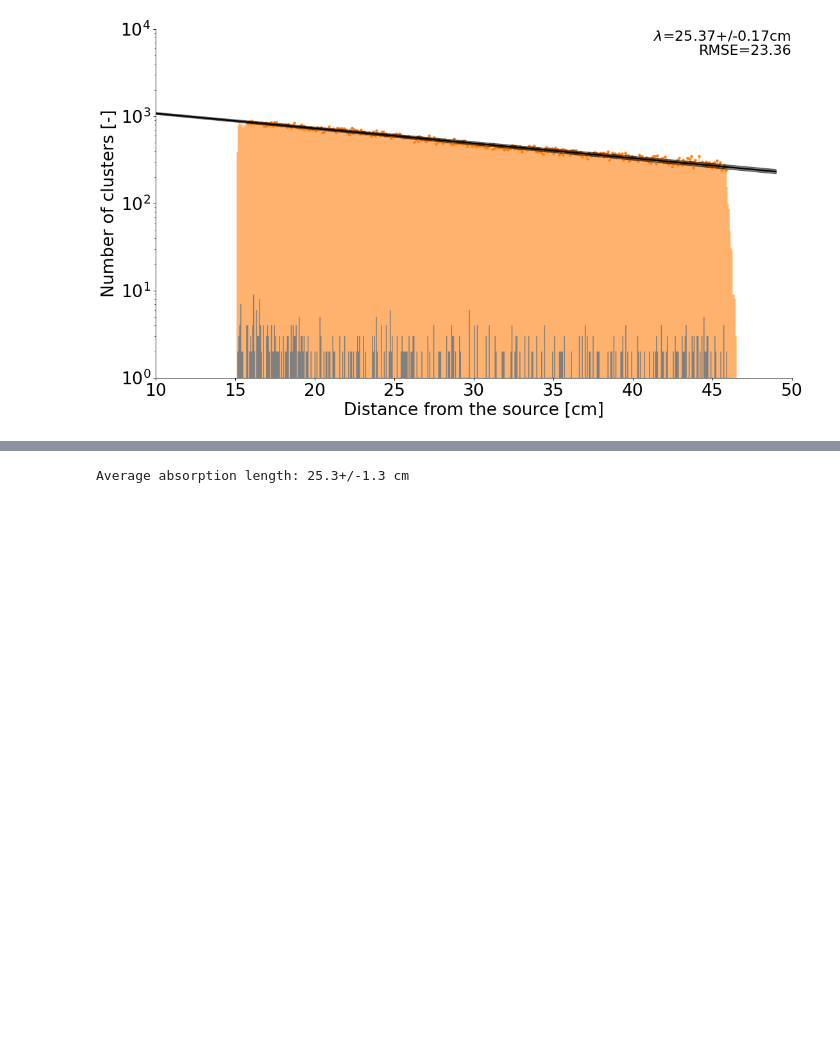
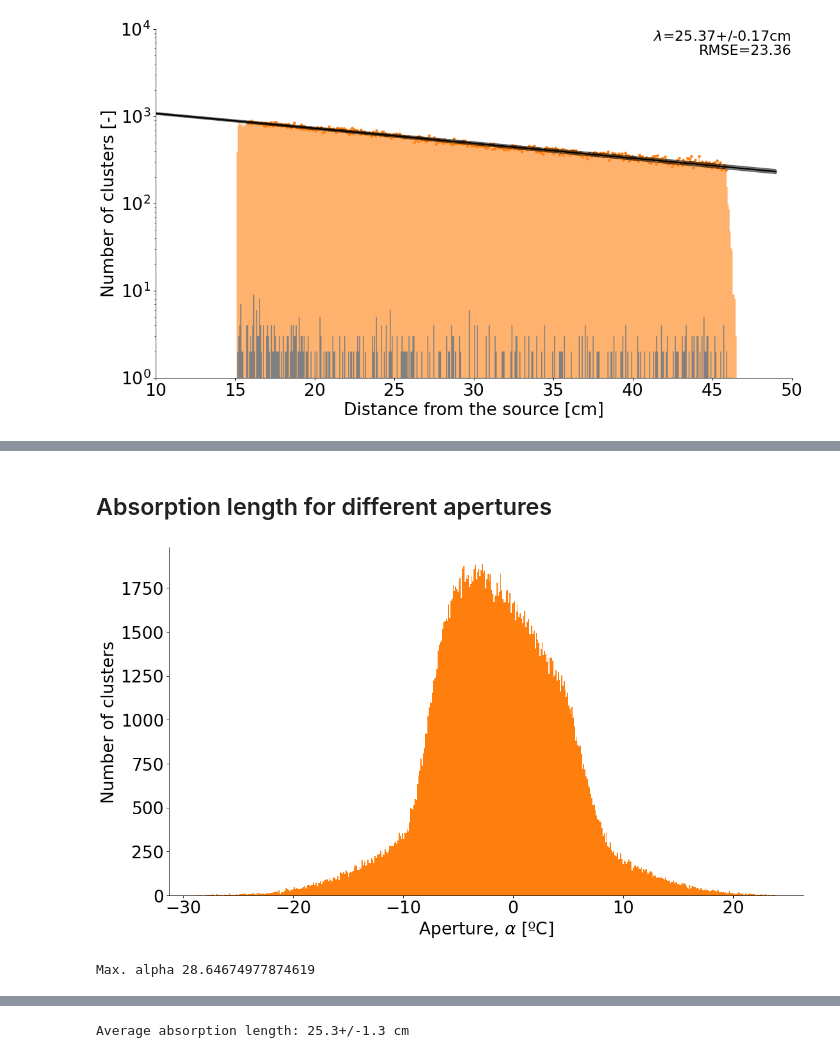
Before and after one commit to RitaROK/Analysis, a Jupyter notebook: Absorption_length.ipynb, the cells around one changed output, grey strips where cells are left out. Saved outputs shown, nothing was run; the diff lists cells and outputs as text; code cells hidden in the pictures; blank space fills up the shorter version.

```diff
--- a/Absorption_length.ipynb
+++ b/Absorption_length.ipynb
@@ -337,7 +336,9 @@ c =  0.00+/-0.06
 # %%
 roi = pd.read_csv('/content/drive/MyDrive/LIME/roi.csv')
 dataset = pd.read_csv('/content/drive/MyDrive/LIME/sc.csv')
-roi['D[cm]'] = np.sqrt((roi['xMean']-(2304+(13.5/0.0155)))**2+(roi['yMean']-(2304/2))**2)*0.0155
+x0 = 2304+(13.5/0.0155)
+y0 = (2304/2)
+roi['D[cm]'] = np.sqrt((roi['xMean']-x0)**2+(roi['yMean']-y0)**2)*0.0155
 dataset['D[cm]'] = np.sqrt((dataset['xMean']-(2304+(13.5/0.0155)))**2+(dataset['yMean']-(2304/2))**2)*0.0155
 roi.describe()
 # %% [output]
@@ -518,0 +430,20 @@ RMSE :  7.664460347640085
+# %% [markdown]
+## Absorption length for different apertures
+# %%
+#@title Calculating the aperture for each cluster
+
+roi['alpha'] = np.arctan((y0-roi['yMean'])/(x0-roi['xMean']))*180/np.pi
+fig, (ax) = plt.subplots(figsize=(16,9), dpi= 80, facecolor='w', edgecolor='k')
+
+plt.hist(roi['alpha'], bins=500, color='tab:orange')
+ax.spines["right"].set_visible(False)
+ax.spines["top"].set_visible(False)
+ax.set_ylabel('Number of clusters', y=0.5, ha='center', fontsize=24)
+ax.tick_params(axis='both', which='major', labelsize=24)
+ax.set_xlabel(r'Aperture, $\alpha$ [ºC]', x=0.5, ha='center', fontsize=24)
+
+plt.show()
+print('Max. alpha', np.max(np.abs(roi['alpha'])))
+# %% [output]
+[figure, added]
+Max. alpha 28.64674977874619
```
Also changed, not shown: parts of 5 cells of this notebook.
